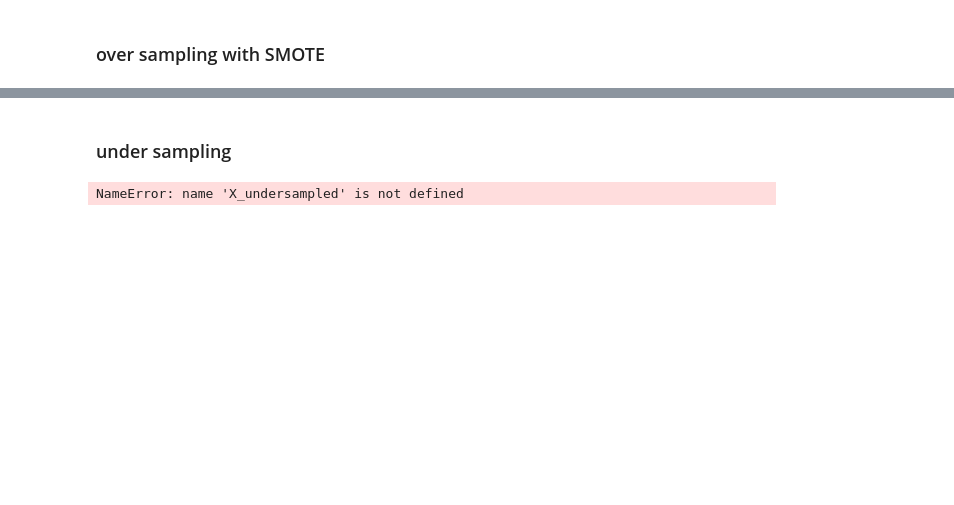
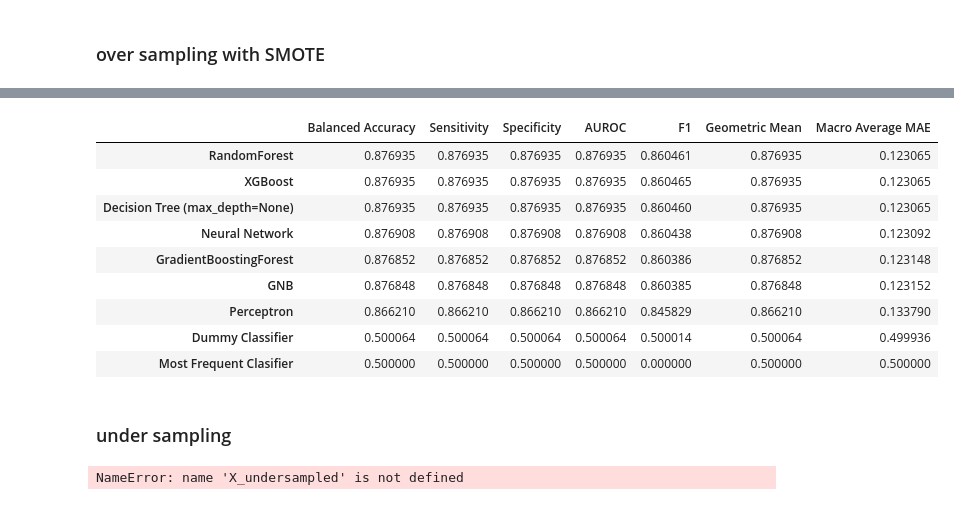
Before and after one commit to guojunseven/Data-Mining-Project, a Jupyter notebook: COVID19 Diagnosis Prediction.ipynb, the cells around one changed output, grey strips where cells are left out. Cells and saved outputs as stored; diff of their text form; code cells hidden in the pictures; blank space fills up the shorter version.

```diff
--- a/COVID19 Diagnosis Prediction.ipynb
+++ b/COVID19 Diagnosis Prediction.ipynb
@@ -1162,3 +1337,17 @@ KeyError: 'Perceptron'
+# %%
+results = pd.DataFrame([prediction_train[name] for name in models.keys()], index=models.keys())
+results.sort_values('AUROC', ascending=False)
+# %% [output]
+|  | Balanced Accuracy | Sensitivity | Specificity | AUROC | F1 | Geometric Mean | Macro Average MAE |
+| RandomForest | 0.876935 | 0.876935 | 0.876935 | 0.876935 | 0.860461 | 0.876935 | 0.123065 |
+| XGBoost | 0.876935 | 0.876935 | 0.876935 | 0.876935 | 0.860465 | 0.876935 | 0.123065 |
+| Decision Tree (max_depth=None) | 0.876935 | 0.876935 | 0.876935 | 0.876935 | 0.860460 | 0.876935 | 0.123065 |
+| Neural Network | 0.876908 | 0.876908 | 0.876908 | 0.876908 | 0.860438 | 0.876908 | 0.123092 |
+| GradientBoostingForest | 0.876852 | 0.876852 | 0.876852 | 0.876852 | 0.860386 | 0.876852 | 0.123148 |
+| GNB | 0.876848 | 0.876848 | 0.876848 | 0.876848 | 0.860385 | 0.876848 | 0.123152 |
+| Perceptron | 0.866210 | 0.866210 | 0.866210 | 0.866210 | 0.845829 | 0.866210 | 0.133790 |
+| Dummy Classifier | 0.500064 | 0.500064 | 0.500064 | 0.500064 | 0.500014 | 0.500064 | 0.499936 |
+| Most Frequent Clasifier | 0.500000 | 0.500000 | 0.500000 | 0.500000 | 0.000000 | 0.500000 | 0.500000 |
 # %% [markdown]
 ### under sampling
 # %%
```
Also changed, not shown: parts of 69 cells of this notebook.
